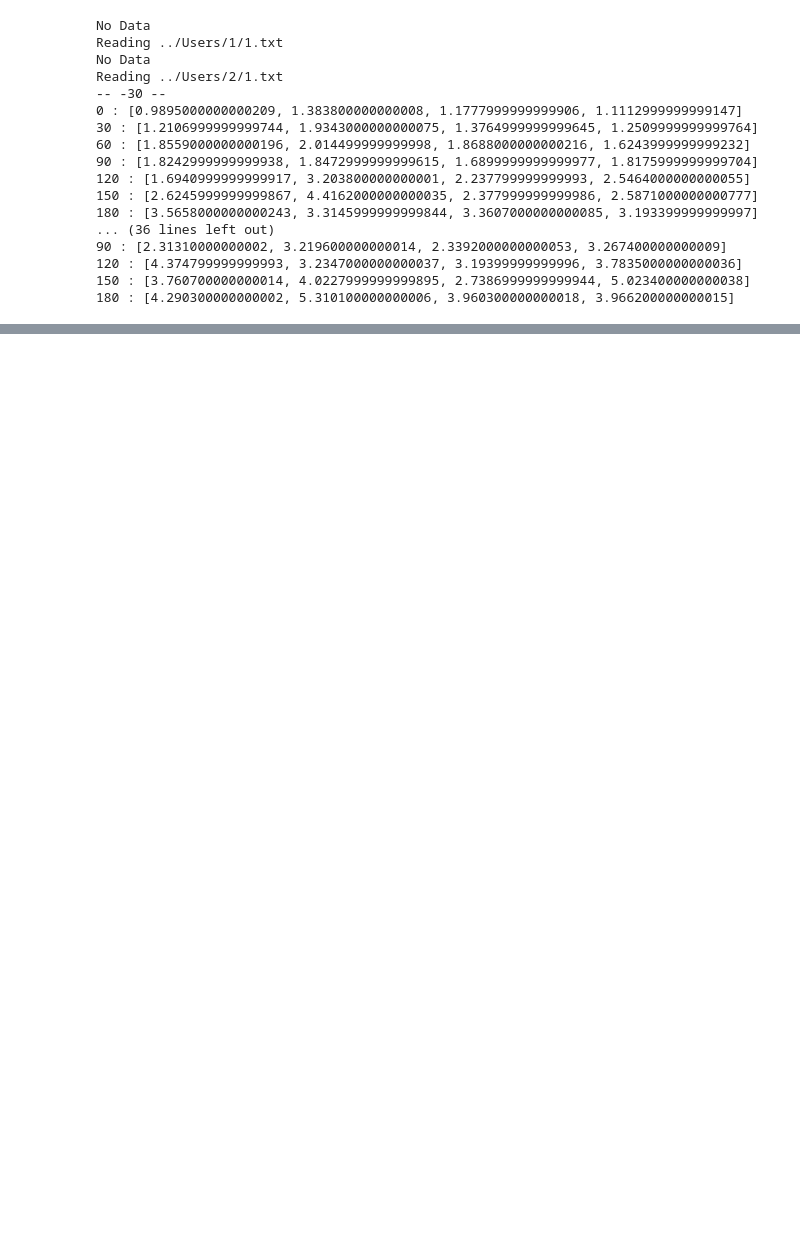
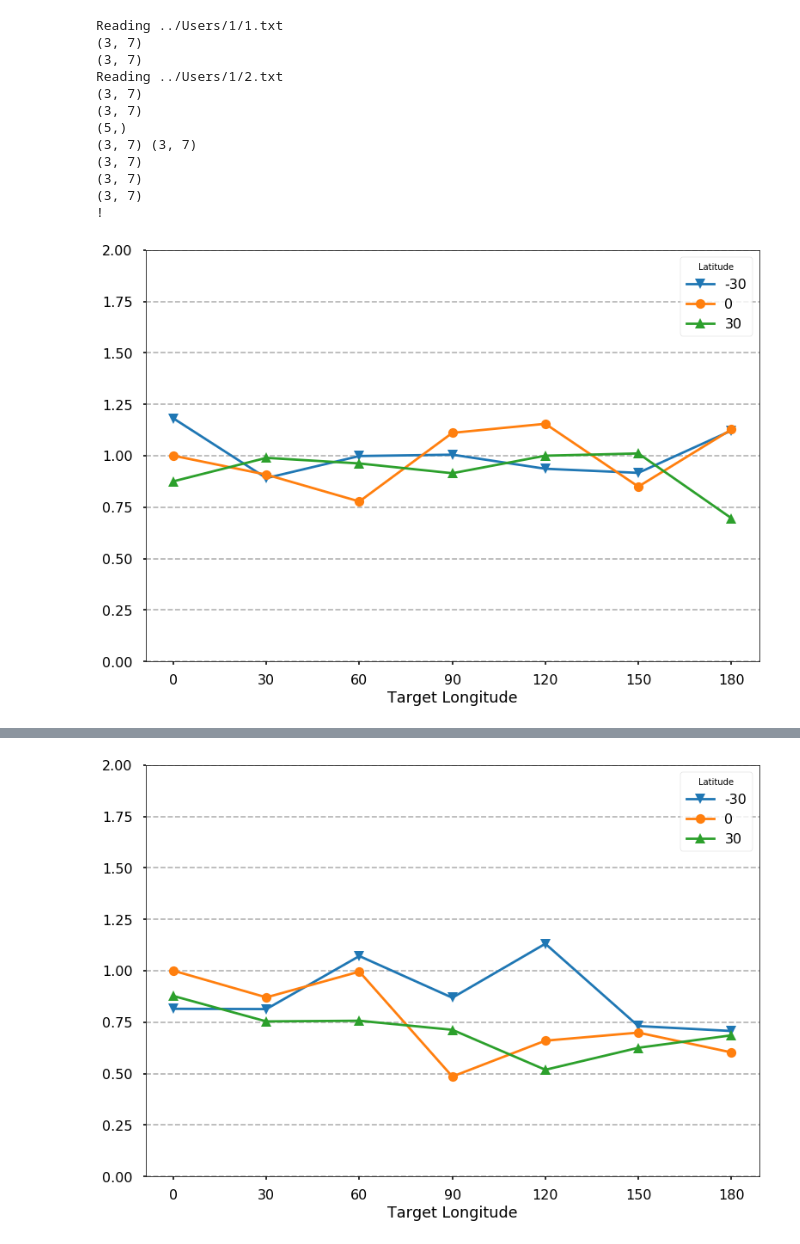
Before and after one commit to red-pencil/python_data, a Jupyter notebook: vtdata/Scripts/plot_20190427-Copy1.ipynb, the cells around one changed output, grey strips where cells are left out. Cells and saved outputs as stored; diff of their text form; code cells hidden in the pictures; blank space fills up the shorter version.

```diff
--- a/vtdata/Scripts/plot_20190427-Copy1.ipynb
+++ b/vtdata/Scripts/plot_20190427-Copy1.ipynb
@@ -278,43 +310,67 @@ def cal_ratio(before, after):
 # %%
 
 ###################### choose user
 #users=[1,2,3,4,5,9,10,14,6,12,13,8,11,7]#after 13
 #users=[14,16,17,18,19,15]
 users=[1,2]
 ######################
 
 
 user_all = []
 for uid in range(len(users)):
     baseFolder=str(users[uid])
     #idx=[3,4,5]
-    idx=[1,2]
+    test_id=[1,2]
 
     #baseFolder = "1"
     #raw_data = read_data("../Users/"+baseFolder+"/"+str(idx[0])+".txt")
 
-    user1 = Target(1,1,uid,1)
-    print(user1.time_raw)
-    user1.add_user("../Users/"+baseFolder+"/"+str(idx[0])+".txt")
-    user_all.append(user1)
+    user_temp = User(1,1,uid,1)
+    #print(user1.time_raw[0])
+    for idx in range(len(test_id)):
+        user_temp.add_test(test_id[idx],"../Users/"+baseFolder+"/"+str(test_id[idx])+".txt")
+    user_all.append(user_temp)
 
-Target.dict_print(user_all[0].time_raw)
-Target.dict_print(user_all[1].time_raw)
+#User.dict_print(user_all[0].time_raw[0])
+#User.dict_print(user_all[1].time_raw[1])
+
+#print(np.array(user_all[1].time_mean[0]).shape)
+    ratio, log = user_temp.ratio_of('time',1,2)
+    print(np.array(ratio).shape)
+    print('!')
+
+
+    plt.plot()
+
+    plt.plot(User.LON_KEY, ratio[0], '-v', label="-30")
+    plt.plot(User.LON_KEY, ratio[1], '-o', label="0")
+    plt.plot(User.LON_KEY, ratio[2], '-^', label="30")
+
+    ax = plt.gca()
+    ax.yaxis.grid(True, linestyle = "--")
+    ax.set_axisbelow(True)
+
+    plt.ylim(0,2)
+
+    plt.legend(title="Latitude")
+    #plt.ylabel(kind2 + kind1)
+    plt.xlabel('Target Longitude')
+    plt.show()
+
+
+array1 = np.array([[1,2],[1,2,3]])
+print(array1)
 # %% [output]
-No Data
 Reading ../Users/1/1.txt
-No Data
-Reading ../Users/2/1.txt
--- -30 --
-0 : [0.9895000000000209, 1.383800000000008, 1.1777999999999906, 1.1112999999999147]
-30 : [1.2106999999999744, 1.9343000000000075, 1.3764999999999645, 1.2509999999999764]
-60 : [1.8559000000000196, 2.014499999999998, 1.8688000000000216, 1.6243999999999232]
-90 : [1.8242999999999938, 1.8472999999999615, 1.6899999999999977, 1.8175999999999704]
-120 : [1.6940999999999917, 3.203800000000001, 2.237799999999993, 2.5464000000000055]
-150 : [2.6245999999999867, 4.4162000000000035, 2.377999999999986, 2.5871000000000777]
-180 : [3.5658000000000243, 3.3145999999999844, 3.3607000000000085, 3.193399999999997]
-... (36 lines left out)
-90 : [2.31310000000002, 3.219600000000014, 2.3392000000000053, 3.267400000000009]
-120 : [4.374799999999993, 3.2347000000000037, 3.19399999999996, 3.7835000000000036]
-150 : [3.760700000000014, 4.0227999999999895, 2.7386999999999944, 5.023400000000038]
-180 : [4.290300000000002, 5.310100000000006, 3.960300000000018, 3.966200000000015]
+(3, 7)
+(3, 7)
+Reading ../Users/1/2.txt
+(3, 7)
+(3, 7)
+(5,)
+(3, 7) (3, 7)
+(3, 7)
+(3, 7)
+(3, 7)
+!
+[figure, added]
@@ -320,0 +389 @@ Reading ../Users/2/1.txt
+[figure, added]
```
Also changed, not shown: parts of 2 cells of this notebook, 1 other file.
